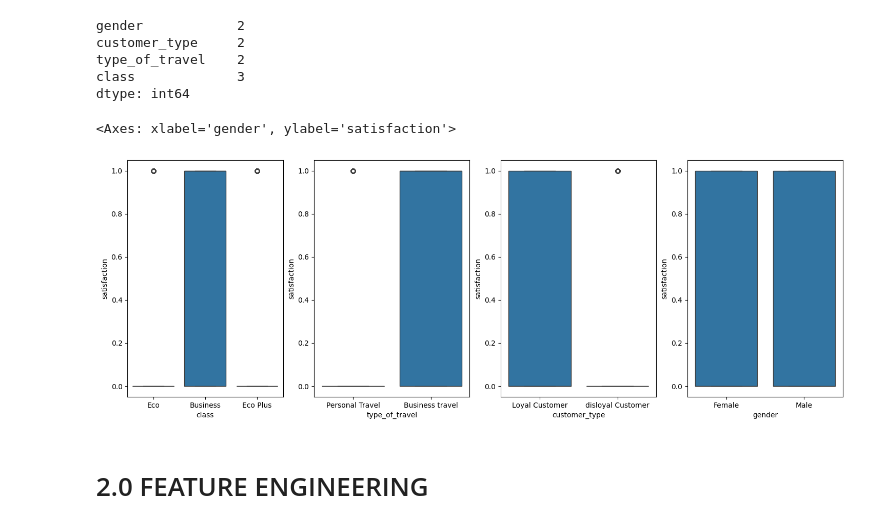
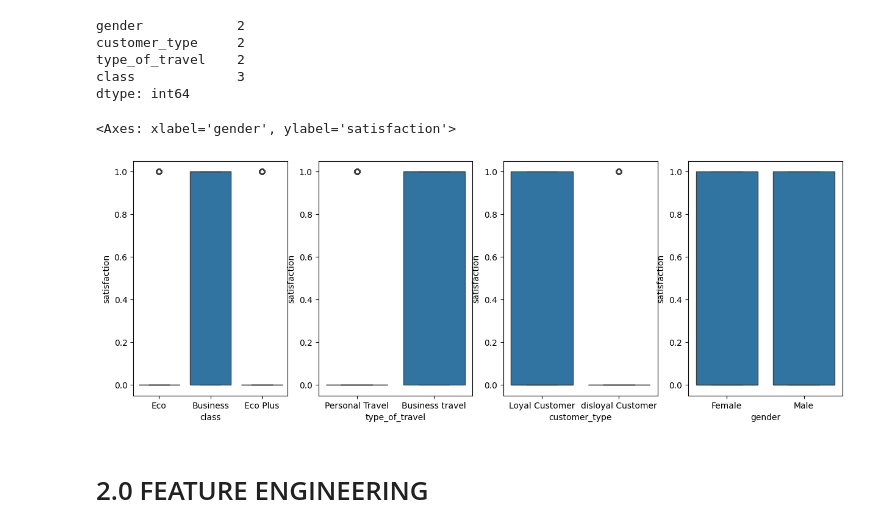
Before and after one commit to Data-Projects1/airline_satisfaction, a Jupyter notebook: notebooks/02.analise_satisf-validacao_hipoteses.ipynb, the cells around one changed output. Drawn from its saved outputs; the diff is of its cells as text; code cells hidden in the pictures.

```diff
--- a/notebooks/02.analise_satisf-validacao_hipoteses.ipynb
+++ b/notebooks/02.analise_satisf-validacao_hipoteses.ipynb
@@ -379,22 +379,22 @@ dtype: int64
 # %%
 #boxplot
 aux1 = pd.concat([cat_attributes, df1['satisfaction']], axis=1)
 
-plt.figure(figsize=(18, 6))
+plt.figure(figsize=(15, 5))
 plt.subplot(1, 4, 1)
 sns.boxplot(x='class', y='satisfaction', data=aux1)
 
 plt.subplot(1, 4, 2)
 sns.boxplot(x='type_of_travel', y='satisfaction', data=aux1)
 
 plt.subplot(1, 4, 3)
 sns.boxplot(x='customer_type', y='satisfaction', data=aux1)
 
 plt.subplot(1, 4, 4)
 sns.boxplot(x='gender', y='satisfaction', data=aux1)
 # %% [output]
 <Axes: xlabel='gender', ylabel='satisfaction'>
-[figure, old version]
+[figure, new version]
 # %% [markdown]
 # 2.0 FEATURE ENGINEERING
 # %% [markdown]
```
Also changed, not shown: parts of 3 cells of this notebook.
